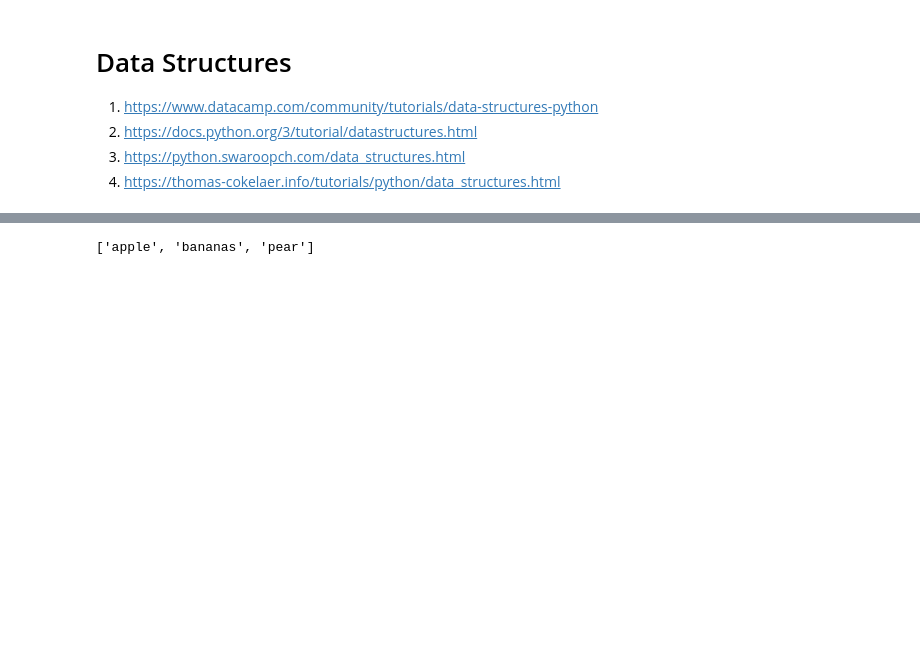
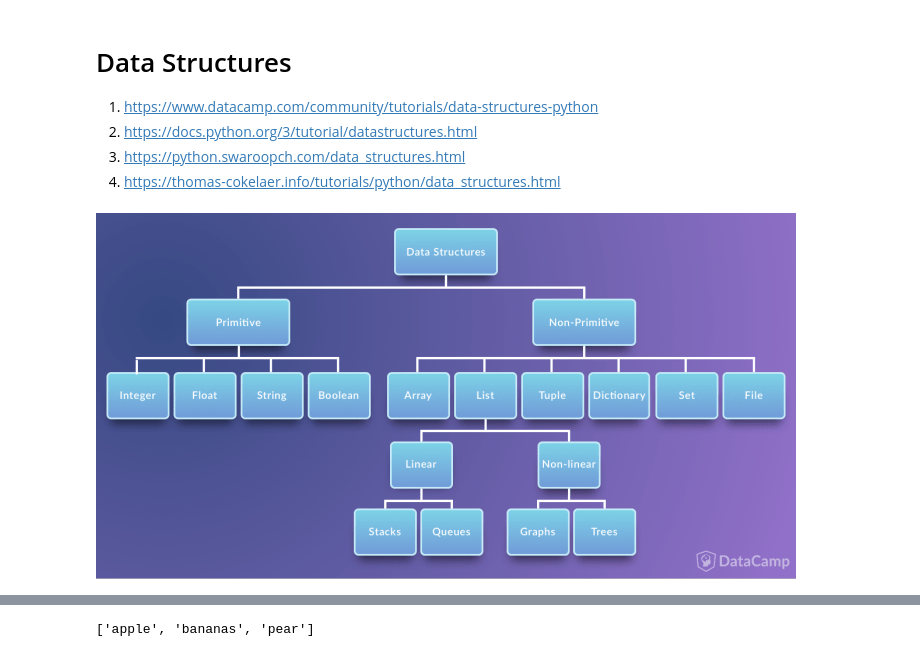
Before and after one commit to jpkeeton/2020Drills, a Jupyter notebook: DataStructures.ipynb, the cells around one changed output, grey strips where cells are left out. Cells and saved outputs as stored; diff of their text form; code cells hidden in the pictures; blank space fills up the shorter version.

Commit message:
updating lots of bits here
Need to create a blog post of all the stuff I've learned over these past 60+ days of #100DaysOfCoding

```diff
--- a/DataStructures.ipynb
+++ b/DataStructures.ipynb
@@ -7,0 +11,5 @@
+# %%
+Image('C:/Users/jpkee/Desktop/PythonProjects/Pictures/DataCampDataStructures.png')
+#Here's a breakdown
+# %% [output]
+[figure, added]
```
Also changed, not shown: parts of 14 cells of this notebook, 9 other files.
